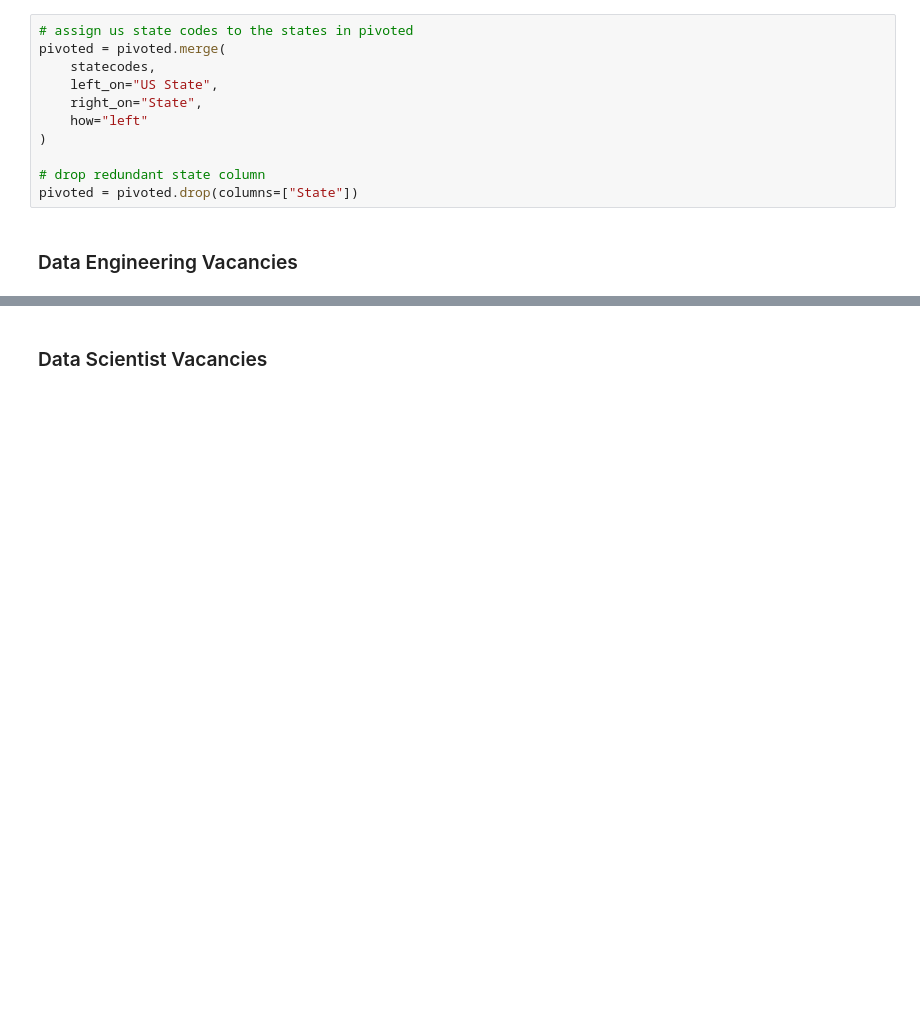
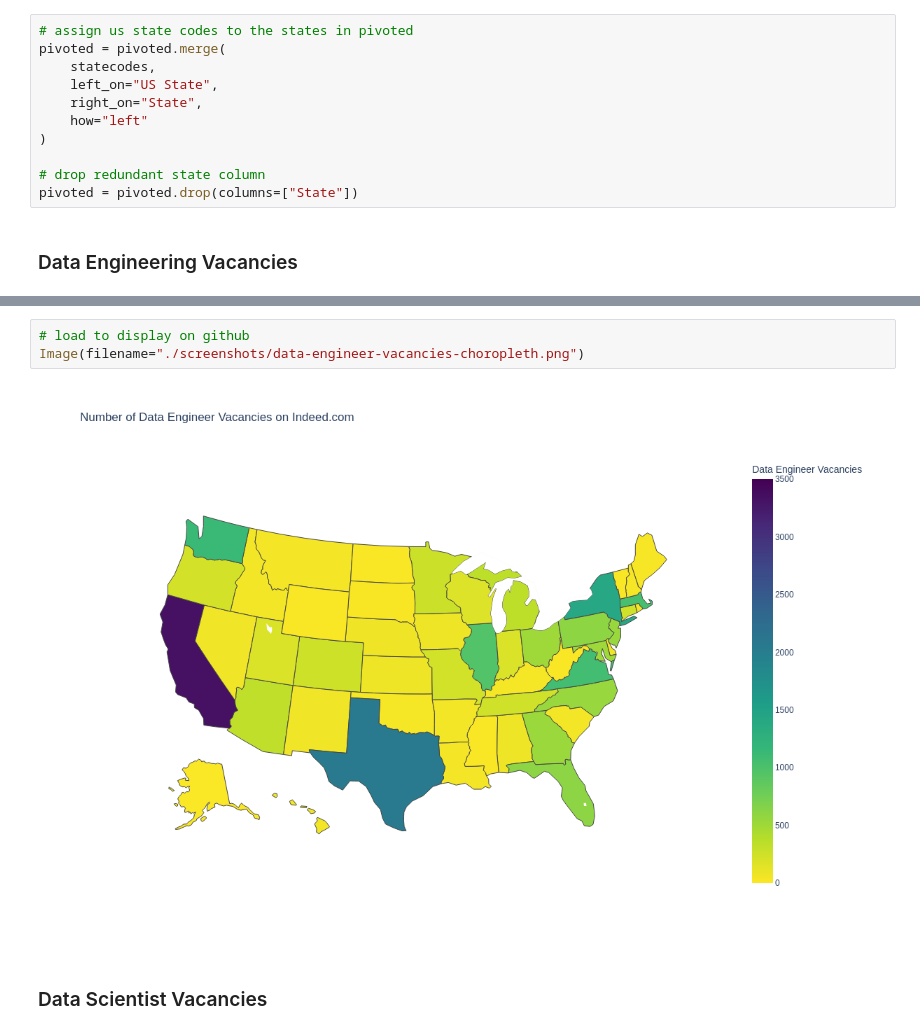
Before and after one commit to stefanjaro/indeed-data-jobs, a Jupyter notebook: 1. analysis-and-visualization.ipynb, the cells around one changed output, grey strips where cells are left out. Cells and saved outputs as stored; diff of their text form; blank space fills up the shorter version.

```diff
--- a/1. analysis-and-visualization.ipynb
+++ b/1. analysis-and-visualization.ipynb
@@ -133,3 +137,8 @@ fig.show()
+# %%
+# load to display on github
+Image(filename="./screenshots/data-engineer-vacancies-choropleth.png")
+# %% [output]
+[figure, added]
 # %% [markdown]
 ### Data Scientist Vacancies
 # %%
```
Also changed, not shown: parts of 6 cells of this notebook, 4 other files.
